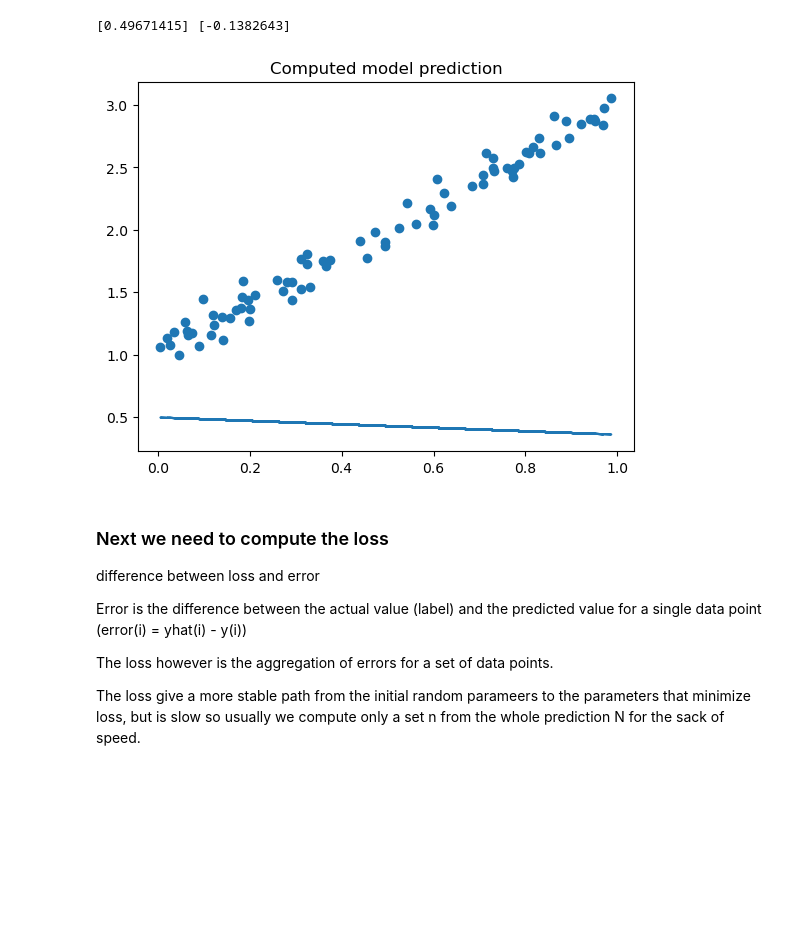
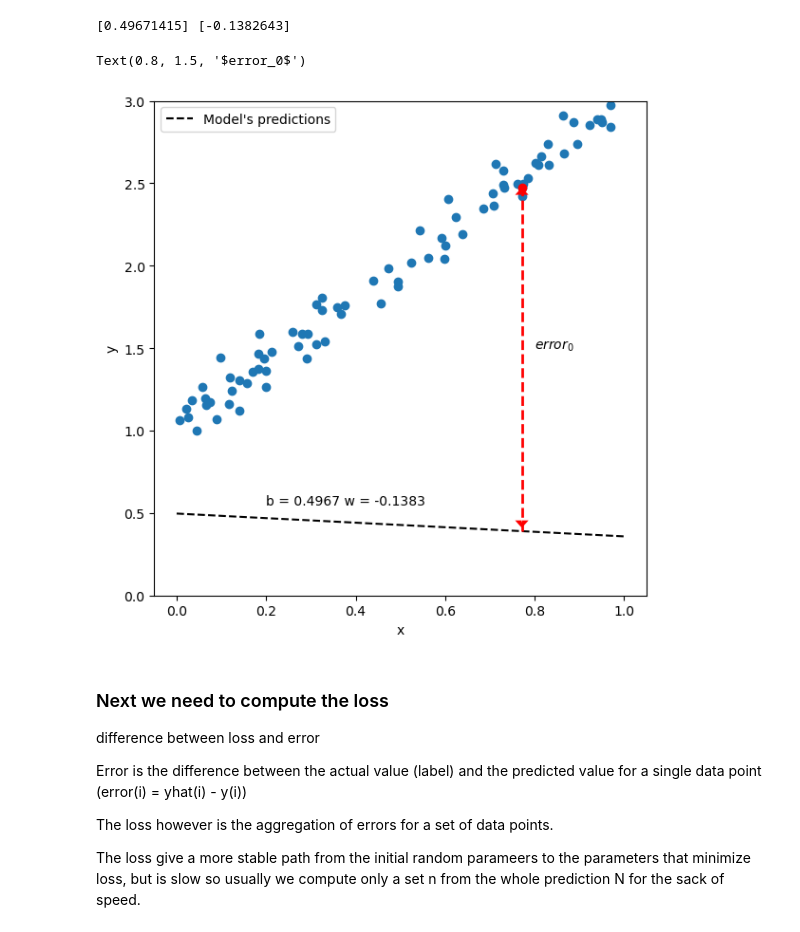
Before and after one commit to Leo-Nguyen-LM/Deep_learning, a Jupyter notebook: Chapter_1.ipynb, the cells around one changed output. Saved outputs shown, nothing was run; the diff lists cells and outputs as text; code cells hidden in the pictures; blank space fills up the shorter version.

```diff
--- a/Chapter_1.ipynb
+++ b/Chapter_1.ipynb
@@ -63,16 +69,46 @@ w = np.random.randn(1)
 print(b, w)
 # %% [output]
 [0.49671415] [-0.1382643]
-# %%
-yhat = b + (w * x_train)
-
-plt.title("Computed model prediction")
-plt.scatter(x_train, y_train)
-
-plt.plot(x_train, yhat)
-plt.show()
-# %% [output]
-[figure, removed]
+# %%
+def figure2(x_train, y_train, b, w, color='k'):
+    # Generates evenly spaced x feature
+    x_range = np.linspace(0, 1, 101)
+    # Computes yhat
+    yhat_range = b + w * x_range
+
+    fig, ax = plt.subplots(1, 1, figsize=(6, 6))
+    ax.set_xlabel('x')
+    ax.set_ylabel('y')
+    ax.set_ylim([0, 3])
+
+    # Dataset
+    ax.scatter(x_train, y_train)
+    # Predictions
+    ax.plot(x_range, yhat_range, label='Model\'s predictions', c=color, linestyle='--')
+
+    # Annotations
+    ax.annotate('b = {:.4f} w = {:.4f}'.format(b[0], w[0]), xy=(.2, .55), c=color)
+    ax.legend(loc=0)
+    fig.tight_layout()
+    return fig, ax
+# %%
+yhat = b + (w * x_train)
+
+fig, ax = figure2(x_train, y_train, b, w)
+
+# First data point
+x0, y0 = x_train[0][0], y_train[0][0]
+# First data point
+ax.scatter([x0], [y0], c='r')
+# Vertical line showing error between point and prediction
+ax.plot([x0, x0], [b[0] + w[0] * x0, y0 - .03], c='r', linewidth=2, linestyle='--')
+ax.arrow(x0, y0 - .03, 0, .03, color='r', shape='full', lw=0, length_includes_head=True, head_width=.03)
+ax.arrow(x0, b[0] + w[0] * x0 + .05, 0, -.03, color='r', shape='full', lw=0, length_includes_head=True, head_width=.03)
+# Annotations
+ax.annotate(r'$error_0$', xy=(.8, 1.5))
+# %% [output]
+Text(0.8, 1.5, '$error_0$')
+[figure, added]
 # %% [markdown]
 
 ### Next we need to compute the loss
```
Also changed, not shown: parts of 8 cells of this notebook.
